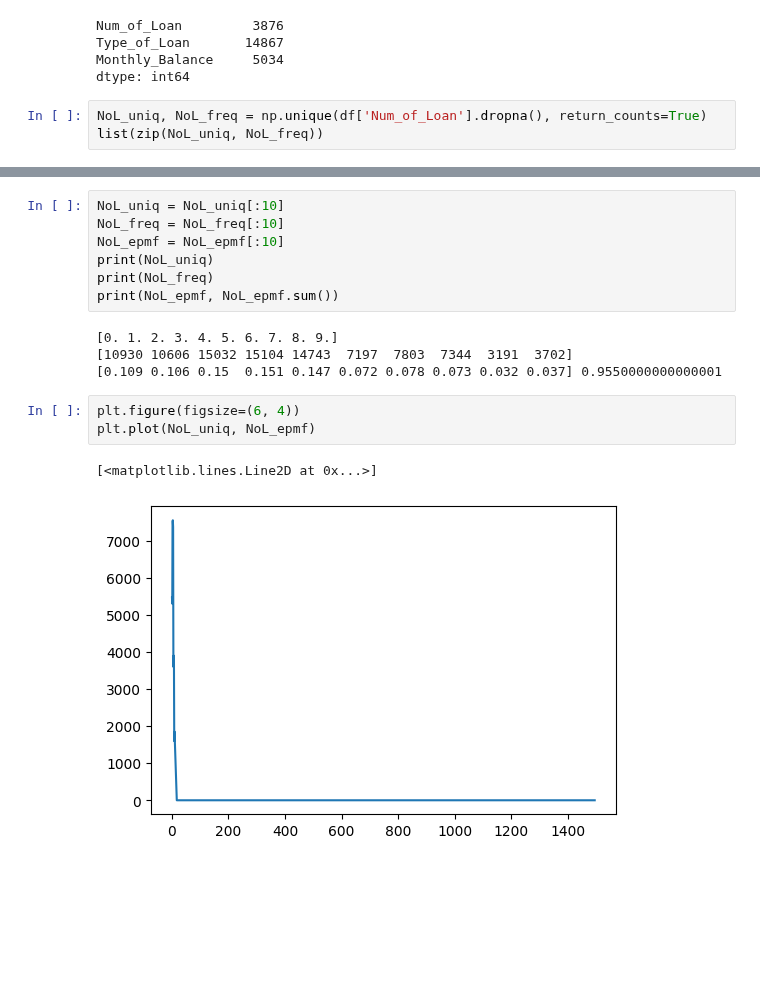
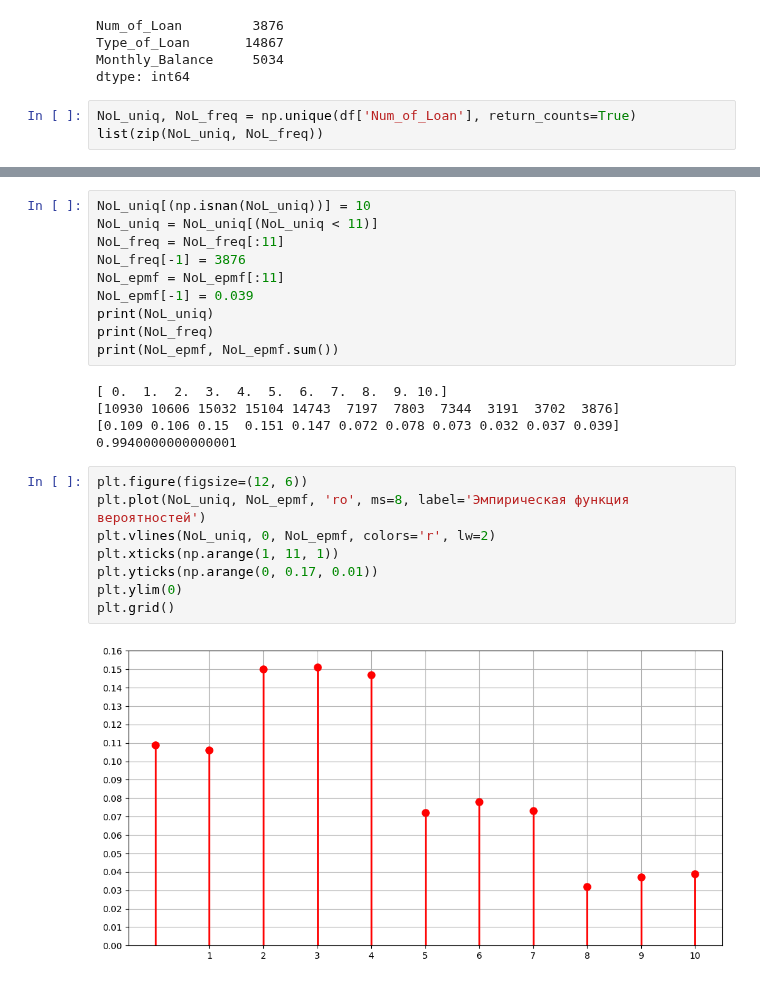
Before and after one commit to Ghukii/TMP-4sem-, a Jupyter notebook: Задание_6/Задание_6_13.ipynb, the cells around one changed output, grey strips where cells are left out. Saved outputs shown, nothing was run; the diff lists cells and outputs as text; blank space fills up the shorter version.

```diff
--- a/Задание_6/Задание_6_13.ipynb
+++ b/Задание_6/Задание_6_13.ipynb
@@ -335,7 +335,7 @@ Type_of_Loan       14867
 Monthly_Balance     5034
 dtype: int64
 # %%
-NoL_uniq, NoL_freq = np.unique(df['Num_of_Loan'].dropna(), return_counts=True)
+NoL_uniq, NoL_freq = np.unique(df['Num_of_Loan'], return_counts=True)
 list(zip(NoL_uniq, NoL_freq))
 # %% [output]
 [(0.0, 10930),
@@ -379,17 +379,24 @@ list(zip(NoL_uniq, NoL_epmf))
 # %%
-NoL_uniq = NoL_uniq[:10]
-NoL_freq = NoL_freq[:10]
-NoL_epmf = NoL_epmf[:10]
+NoL_uniq[(np.isnan(NoL_uniq))] = 10
+NoL_uniq = NoL_uniq[(NoL_uniq < 11)]
+NoL_freq = NoL_freq[:11]
+NoL_freq[-1] = 3876
+NoL_epmf = NoL_epmf[:11]
+NoL_epmf[-1] = 0.039
 print(NoL_uniq)
 print(NoL_freq)
 print(NoL_epmf, NoL_epmf.sum())
 # %% [output]
-[0. 1. 2. 3. 4. 5. 6. 7. 8. 9.]
-[10930 10606 15032 15104 14743  7197  7803  7344  3191  3702]
-[0.109 0.106 0.15  0.151 0.147 0.072 0.078 0.073 0.032 0.037] 0.9550000000000001
+[ 0.  1.  2.  3.  4.  5.  6.  7.  8.  9. 10.]
+[10930 10606 15032 15104 14743  7197  7803  7344  3191  3702  3876]
+[0.109 0.106 0.15  0.151 0.147 0.072 0.078 0.073 0.032 0.037 0.039] 0.9940000000000001
 # %%
-plt.figure(figsize=(6, 4))
-plt.plot(NoL_uniq, NoL_epmf)
+plt.figure(figsize=(12, 6))
+plt.plot(NoL_uniq, NoL_epmf, 'ro', ms=8, label='Эмпирическая функция вероятностей')
+plt.vlines(NoL_uniq, 0, NoL_epmf, colors='r', lw=2)
+plt.xticks(np.arange(1, 11, 1))
+plt.yticks(np.arange(0, 0.17, 0.01))
+plt.ylim(0)
+plt.grid()
 # %% [output]
-[<matplotlib.lines.Line2D at 0x...>]
-[figure, old version]
+[figure, new version]
```
Also changed, not shown: parts of 2 cells of this notebook.
